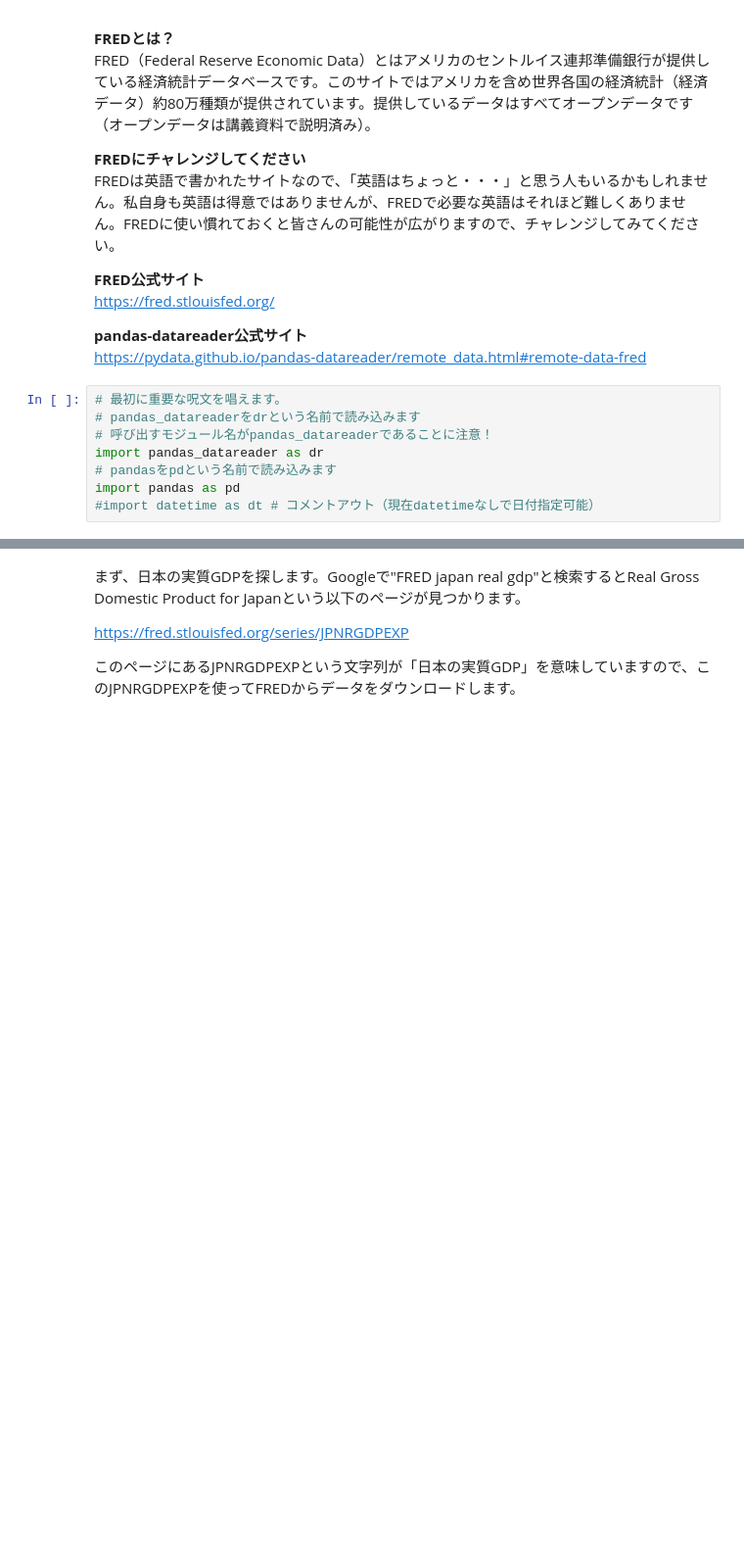
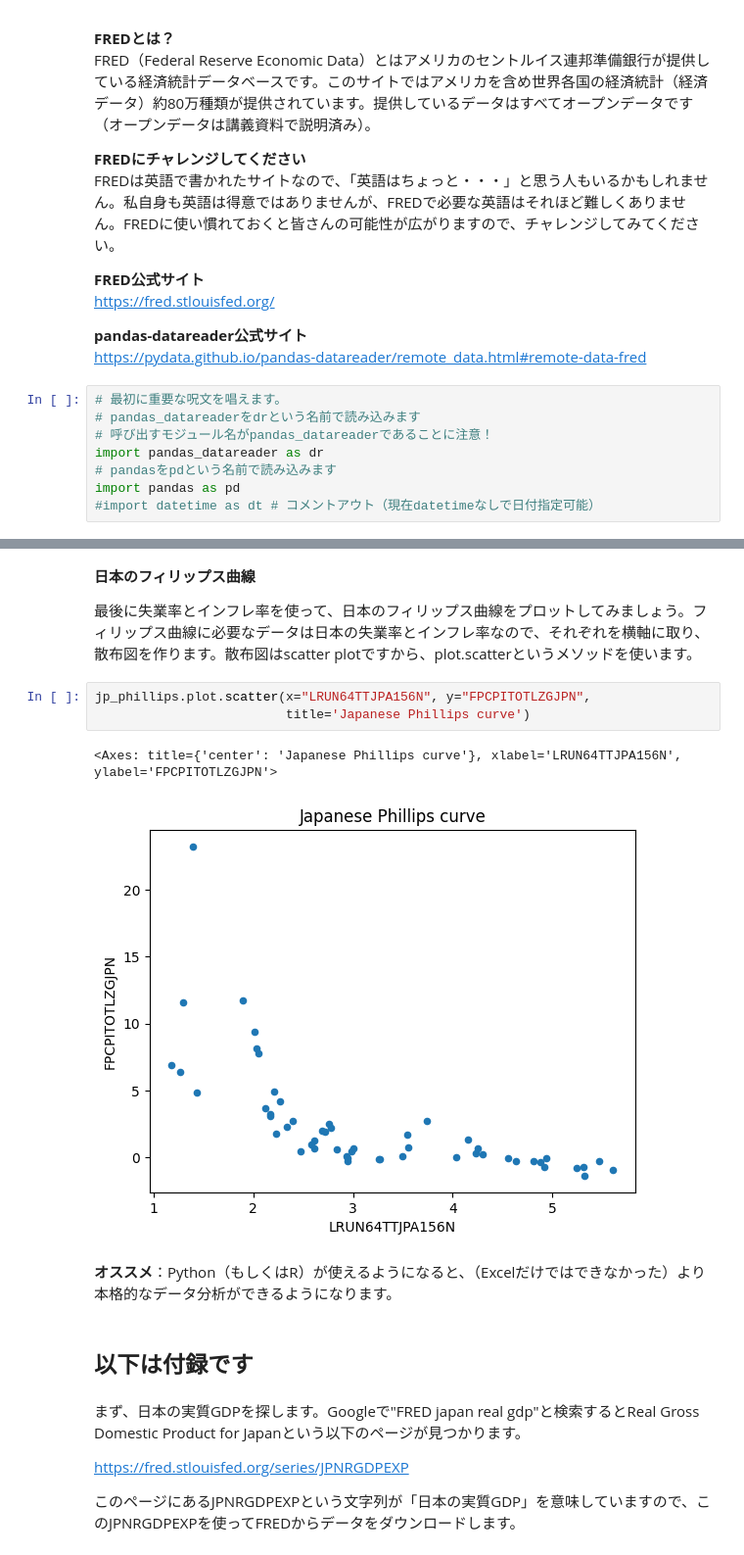
Before and after one commit to koiti-yano/colab, a Jupyter notebook: a_python/a_09_fred_gdp_phillips_python.ipynb, the cells around one changed output, grey strips where cells are left out. Shown at 98% size. Drawn from its saved outputs; the diff is of its cells as text; blank space fills up the shorter version.

```diff
--- a/a_python/a_09_fred_gdp_phillips_python.ipynb
+++ b/a_python/a_09_fred_gdp_phillips_python.ipynb
@@ -34,3 +71,19 @@ import pandas as pd
+# %% [markdown]
+**日本のフィリップス曲線**
+
+最後に失業率とインフレ率を使って、日本のフィリップス曲線をプロットしてみましょう。フィリップス曲線に必要なデータは日本の失業率とインフレ率なので、それぞれを横軸に取り、散布図を作ります。散布図はscatter plotですから、plot.scatterというメソッドを使います。
+# %%
+jp_phillips.plot.scatter(x="LRUN64TTJPA156N", y="FPCPITOTLZGJPN",
+                         title='Japanese Phillips curve')
+# %% [output]
+<Axes: title={'center': 'Japanese Phillips curve'}, xlabel='LRUN64TTJPA156N', ylabel='FPCPITOTLZGJPN'>
+[figure, added]
+# %% [markdown]
+**オススメ**：Python（もしくはR）が使えるようになると、（Excelだけではできなかった）より本格的なデータ分析ができるようになります。
+# %% [markdown]
+
+以下は付録です
+---
 # %% [markdown]
 まず、日本の実質GDPを探します。Googleで"FRED japan real gdp"と検索するとReal Gross Domestic Product for Japanという以下のページが見つかります。
 
```
Also changed, not shown: parts of 10 cells of this notebook.
